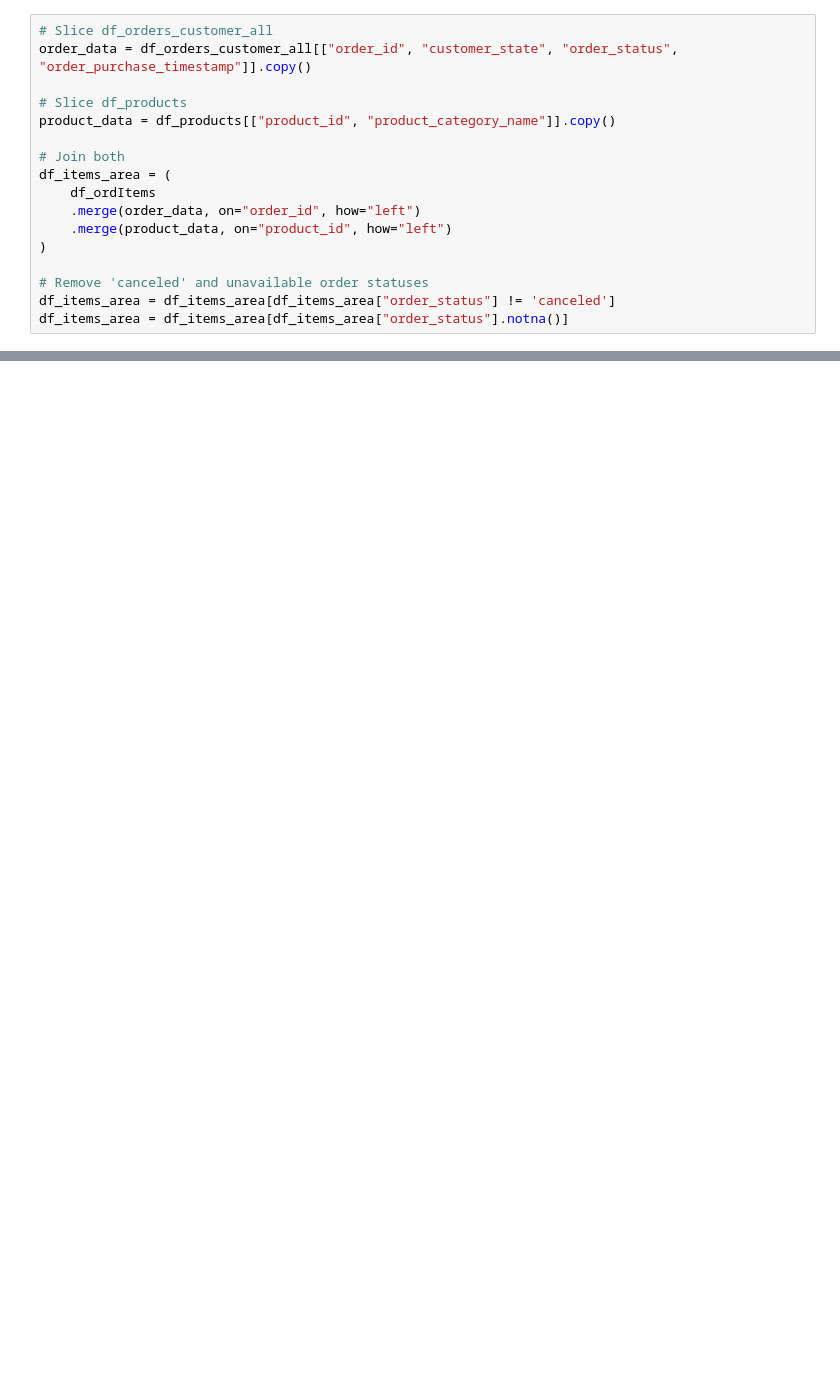
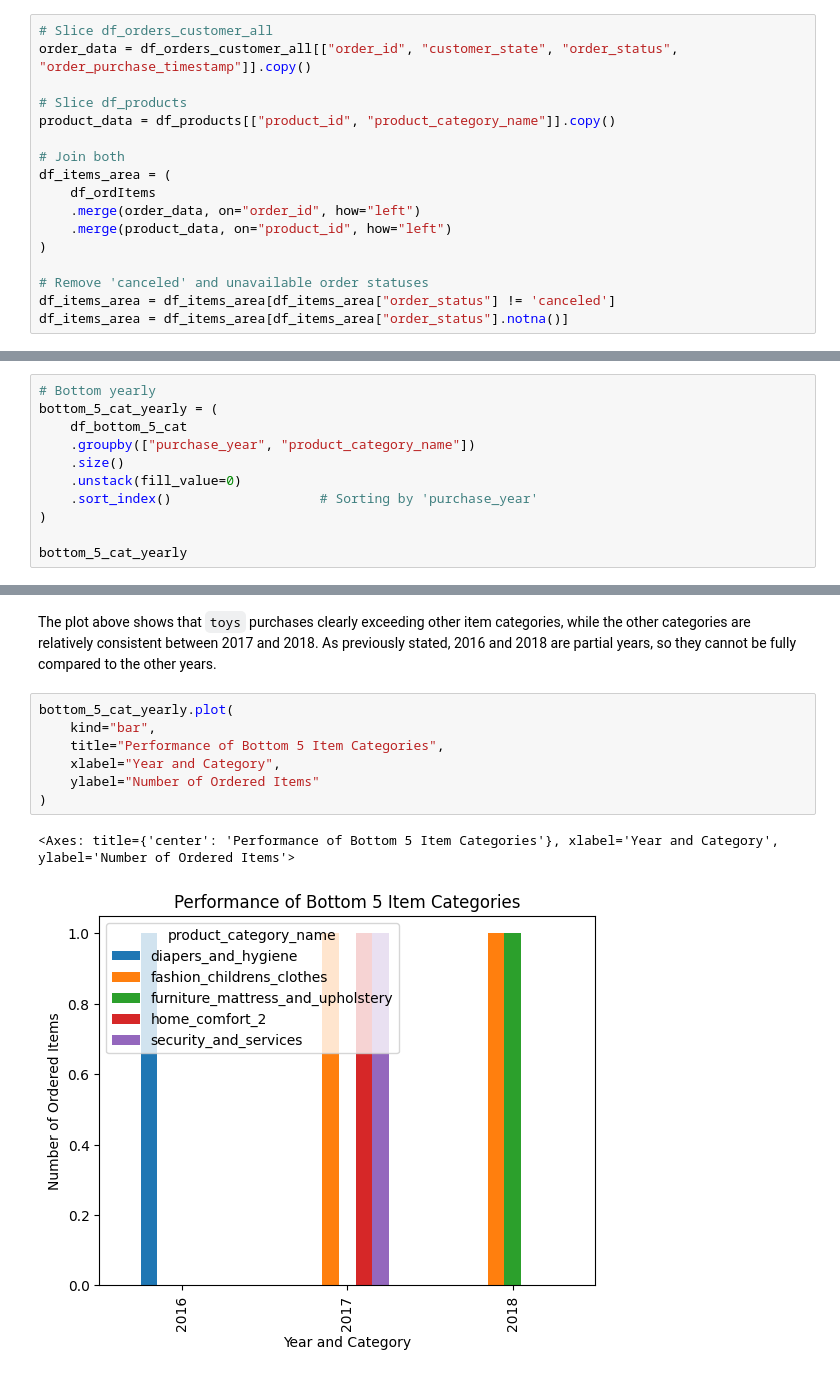
Before and after one commit to juanyeremia/ecommerce_sc_analysis, a Jupyter notebook: eda.ipynb, the cells around one changed output, grey strips where cells are left out. Saved outputs shown, nothing was run; the diff lists cells and outputs as text; blank space fills up the shorter version.

```diff
--- a/eda.ipynb
+++ b/eda.ipynb
@@ -593,0 +639,11 @@ df_items_area
+# %%
+# Bottom yearly
+bottom_5_cat_yearly = (
+    df_bottom_5_cat
+    .groupby(["purchase_year", "product_category_name"])
+    .size()
+    .unstack(fill_value=0)
+    .sort_index()                   # Sorting by 'purchase_year'
+)
+
+bottom_5_cat_yearly
@@ -593,0 +668,12 @@ df_items_area
+# %% [markdown]
+The plot above shows that `toys` purchases clearly exceeding other item categories, while the other categories are relatively consistent between 2017 and 2018. As previously stated, 2016 and 2018 are partial years, so they cannot be fully compared to the other years.
+# %%
+bottom_5_cat_yearly.plot(
+    kind="bar",
+    title="Performance of Bottom 5 Item Categories",
+    xlabel="Year and Category",
+    ylabel="Number of Ordered Items"
+)
+# %% [output]
+<Axes: title={'center': 'Performance of Bottom 5 Item Categories'}, xlabel='Year and Category', ylabel='Number of Ordered Items'>
+[figure, added]
```
Also changed, not shown: parts of 14 cells of this notebook.
